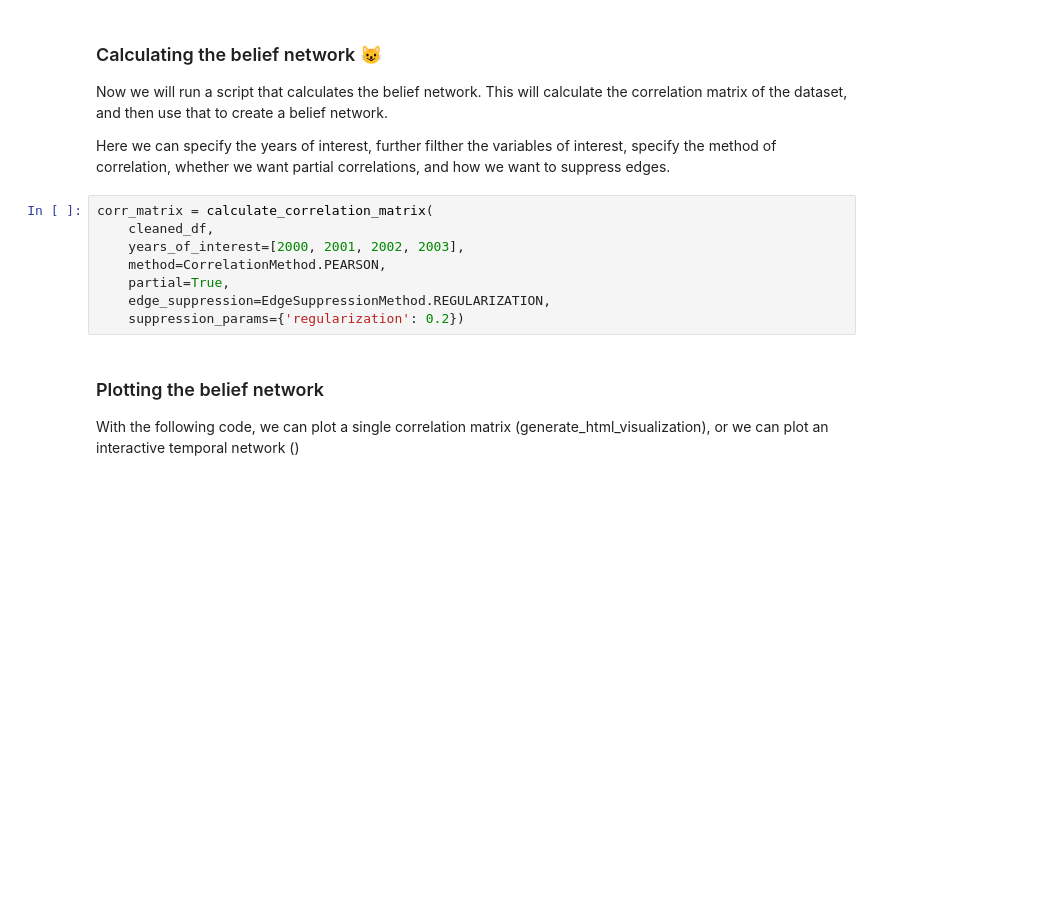
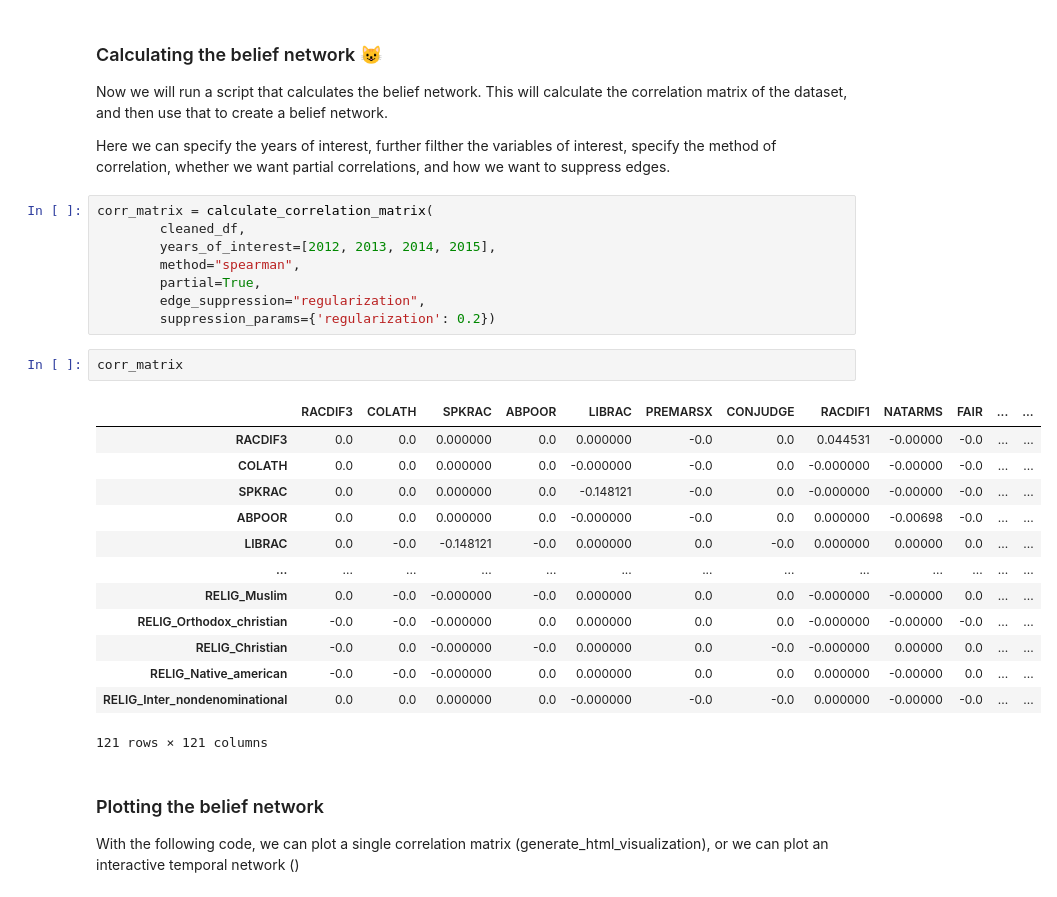
Before and after one commit to victorvikram/BeliefNetworkEvo, a Jupyter notebook: CLEAN/notebooks/tutorials/lesson_0_creating_a_belief_network.ipynb, the cells around one changed output. Saved outputs shown, nothing was run; the diff lists cells and outputs as text; blank space fills up the shorter version.

```diff
--- a/CLEAN/notebooks/tutorials/lesson_0_creating_a_belief_network.ipynb
+++ b/CLEAN/notebooks/tutorials/lesson_0_creating_a_belief_network.ipynb
@@ -73,12 +77,28 @@ Now we will run a script that calculates the belief network. This will calculate
 Here we can specify the years of interest, further filther the variables of interest, specify the method of correlation, whether we want partial correlations, and how we want to suppress edges.
 # %%
 corr_matrix = calculate_correlation_matrix(
-    cleaned_df,
-    years_of_interest=[2000, 2001, 2002, 2003],
-    method=CorrelationMethod.PEARSON,
-    partial=True,
-    edge_suppression=EdgeSuppressionMethod.REGULARIZATION,
-    suppression_params={'regularization': 0.2})
+        cleaned_df,
+        years_of_interest=[2012, 2013, 2014, 2015],
+        method="spearman",
+        partial=True,
+        edge_suppression="regularization",
+        suppression_params={'regularization': 0.2})
+# %%
+corr_matrix
+# %% [output]
+|  | RACDIF3 | COLATH | SPKRAC | ABPOOR | LIBRAC | PREMARSX | CONJUDGE | RACDIF1 | NATARMS | FAIR | ... | ... |
+| RACDIF3 | 0.0 | 0.0 | 0.000000 | 0.0 | 0.000000 | -0.0 | 0.0 | 0.044531 | -0.00000 | -0.0 | ... | ... |
+| COLATH | 0.0 | 0.0 | 0.000000 | 0.0 | -0.000000 | -0.0 | 0.0 | -0.000000 | -0.00000 | -0.0 | ... | ... |
+| SPKRAC | 0.0 | 0.0 | 0.000000 | 0.0 | -0.148121 | -0.0 | 0.0 | -0.000000 | -0.00000 | -0.0 | ... | ... |
+| ABPOOR | 0.0 | 0.0 | 0.000000 | 0.0 | -0.000000 | -0.0 | 0.0 | 0.000000 | -0.00698 | -0.0 | ... | ... |
+| LIBRAC | 0.0 | -0.0 | -0.148121 | -0.0 | 0.000000 | 0.0 | -0.0 | 0.000000 | 0.00000 | 0.0 | ... | ... |
+| ... | ... | ... | ... | ... | ... | ... | ... | ... | ... | ... | ... | ... |
+| RELIG_Muslim | 0.0 | -0.0 | -0.000000 | -0.0 | 0.000000 | 0.0 | 0.0 | -0.000000 | -0.00000 | 0.0 | ... | ... |
+| RELIG_Orthodox_christian | -0.0 | -0.0 | -0.000000 | 0.0 | 0.000000 | 0.0 | 0.0 | -0.000000 | -0.00000 | -0.0 | ... | ... |
+| RELIG_Christian | -0.0 | 0.0 | -0.000000 | -0.0 | 0.000000 | 0.0 | -0.0 | -0.000000 | 0.00000 | 0.0 | ... | ... |
+| RELIG_Native_american | -0.0 | -0.0 | -0.000000 | 0.0 | 0.000000 | 0.0 | 0.0 | 0.000000 | -0.00000 | 0.0 | ... | ... |
+| RELIG_Inter_nondenominational | 0.0 | 0.0 | 0.000000 | 0.0 | -0.000000 | -0.0 | -0.0 | 0.000000 | -0.00000 | -0.0 | ... | ... |
+121 rows × 121 columns
 # %% [markdown]
 ### Plotting the belief network
 With the following code, we can plot a single correlation matrix (generate_html_visualization), or we can plot an interactive temporal network ()
```
Also changed, not shown: parts of 2 cells of this notebook, 20 other files.
